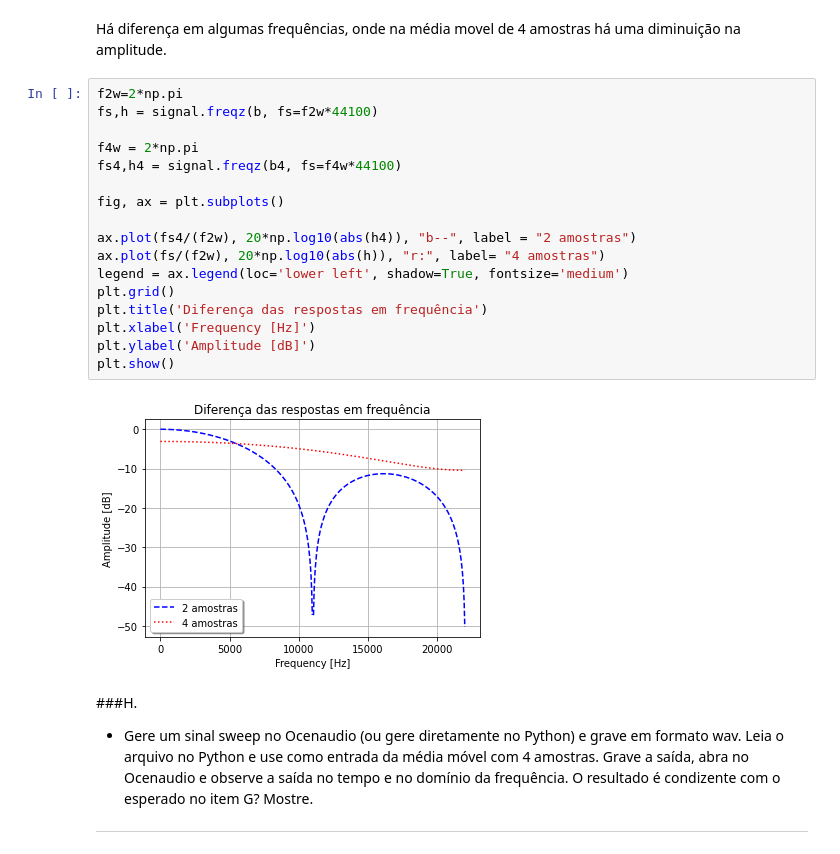
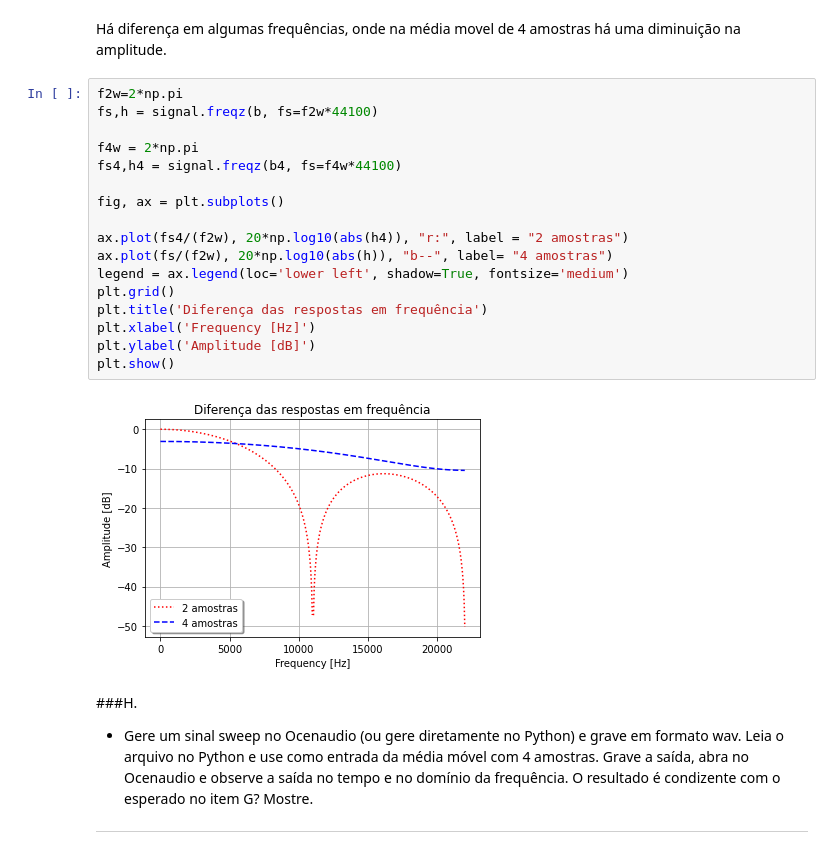
Before and after one commit to victoriafabris/disciplina-dsp-audio-video, a Jupyter notebook: atividade3/atividade_3.ipynb, the cells around one changed output. Drawn from its saved outputs; the diff is of its cells as text.

```diff
--- a/atividade3/atividade_3.ipynb
+++ b/atividade3/atividade_3.ipynb
@@ -215,22 +217,22 @@ Há diferença em algumas frequências, onde na média movel de 4 amostras há u
 # %%
 f2w=2*np.pi
 fs,h = signal.freqz(b, fs=f2w*44100)
 
 f4w = 2*np.pi
 fs4,h4 = signal.freqz(b4, fs=f4w*44100)
 
 fig, ax = plt.subplots()
 
-ax.plot(fs4/(f2w), 20*np.log10(abs(h4)), "b--", label = "2 amostras")
-ax.plot(fs/(f2w), 20*np.log10(abs(h)), "r:", label= "4 amostras")
+ax.plot(fs4/(f2w), 20*np.log10(abs(h4)), "r:", label = "2 amostras")
+ax.plot(fs/(f2w), 20*np.log10(abs(h)), "b--", label= "4 amostras")
 legend = ax.legend(loc='lower left', shadow=True, fontsize='medium')
 plt.grid()
 plt.title('Diferença das respostas em frequência')
 plt.xlabel('Frequency [Hz]')
 plt.ylabel('Amplitude [dB]')
 plt.show()
 # %% [output]
-[figure, old version]
+[figure, new version]
 # %% [markdown]
 ###H.
 - Gere um sinal sweep no Ocenaudio (ou gere diretamente no Python) e grave em formato wav. Leia o arquivo no Python e use como entrada da média móvel com 4 amostras. Grave a saída, abra no Ocenaudio e observe a saída no tempo e no domínio da frequência. O resultado é condizente com o esperado no item G? Mostre.
```
Also changed, not shown: parts of 2 cells of this notebook.
